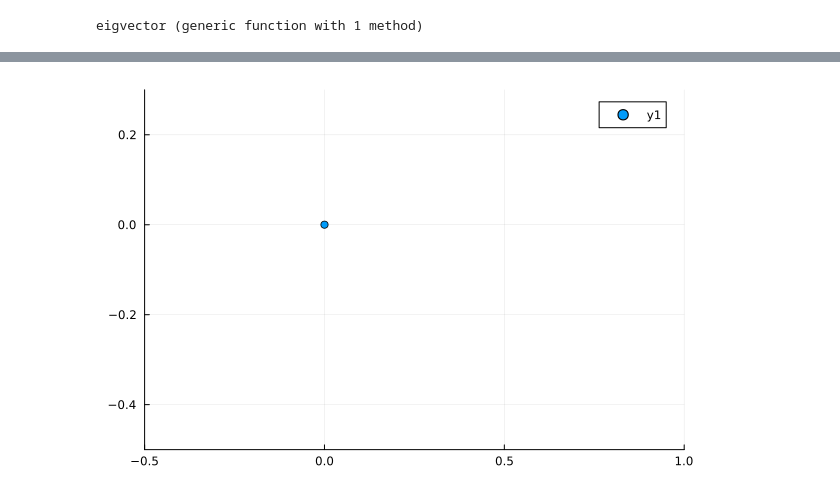
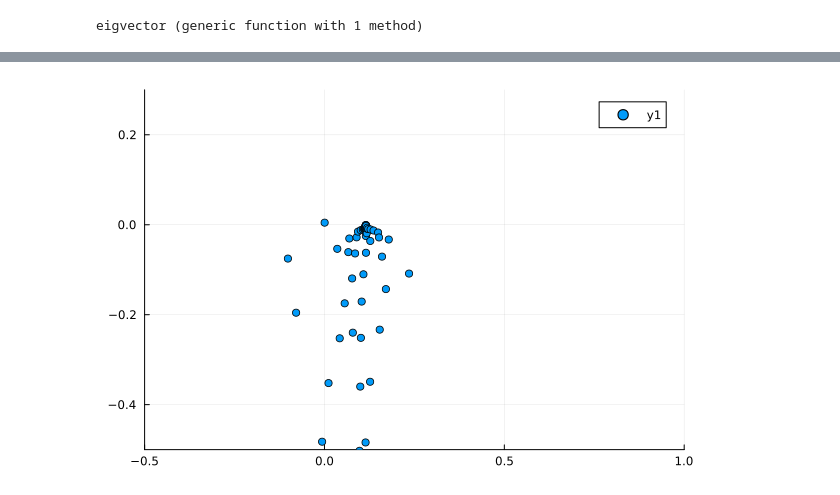
Before and after one commit to HaojieZhang917/compressible_bek, a Jupyter notebook: compress/BEK/Bode/eN/TimeMode/AS.ipynb, the cells around one changed output, grey strips where cells are left out. Saved outputs shown, nothing was run; the diff lists cells and outputs as text; code cells hidden in the pictures.

```diff
--- a/compress/BEK/Bode/eN/TimeMode/AS.ipynb
+++ b/compress/BEK/Bode/eN/TimeMode/AS.ipynb
@@ -58,11 +58,11 @@ kappa = (1/sigma) * T
  1.3888890140379715
 # %%
 al = 0.484
-R = 27.4
+R0 = 27.4
 be = 0.115
-eigval,eigvec = iar(nep,σ = 0.487 , neigs = 1 ,maxit = 500,tol=1e-10)
-B0,B1 = Timemode(F,G,H,rho,lam,kappa,T,sigma,gamma,R,Ma,al,be,N_cheb,Ro,Co)
+B0,B1 = Timemode(F,G,H,rho,lam,kappa,T,sigma,gamma,R0,Ma,al,be,N_cheb,Ro,Co)
 c = eigen(B0,B1)
 eigval = c.values
-val = filter(x->abs(imag(x))<0.001&&abs(real(x))<0.001,eigval)
+eigvec = c.vectors
+val = filter(x->abs(imag(x))<0.005&&abs(real(x))<0.001,eigval)
 # %% [output]
@@ -86,3 +70,0 @@ val = filter(x->abs(imag(x))<0.001&&abs(real(x))<0.001,eigval)
-# %%
-vec,index = eigvector(val,c.values,c.vectors)
-eigval,eigvec = ra
@@ -118,4 +121,4 @@ rayleigh_quotient_iteration (generic function with 1 method)
 # %%
-scatter(real(val),imag(val),xlims=[-0.5,1],ylims=[-0.5,0.3])
+scatter(real(eigval),imag(eigval),xlims=[-0.5,1],ylims=[-0.5,0.3])
 # %% [output]
-[figure, old version]
+[figure, new version]
```
Also changed, not shown: parts of 6 cells of this notebook.
